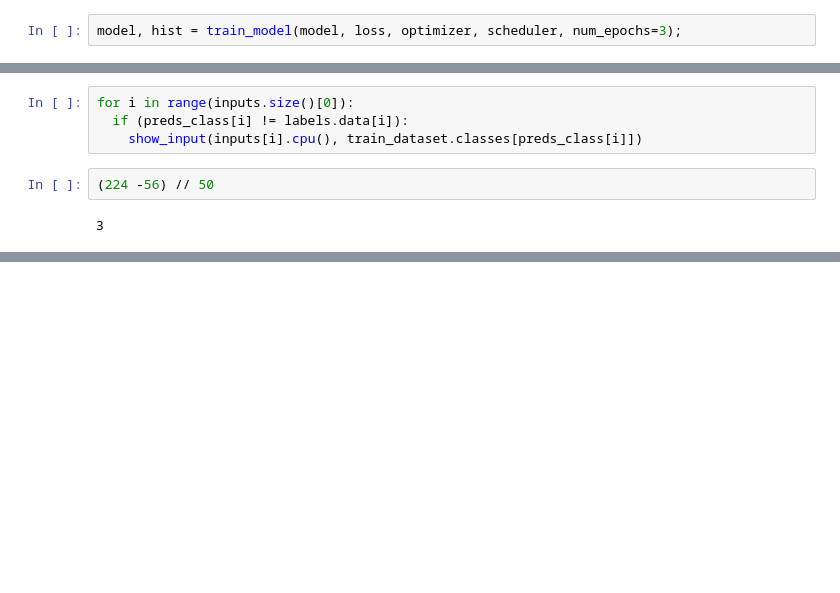
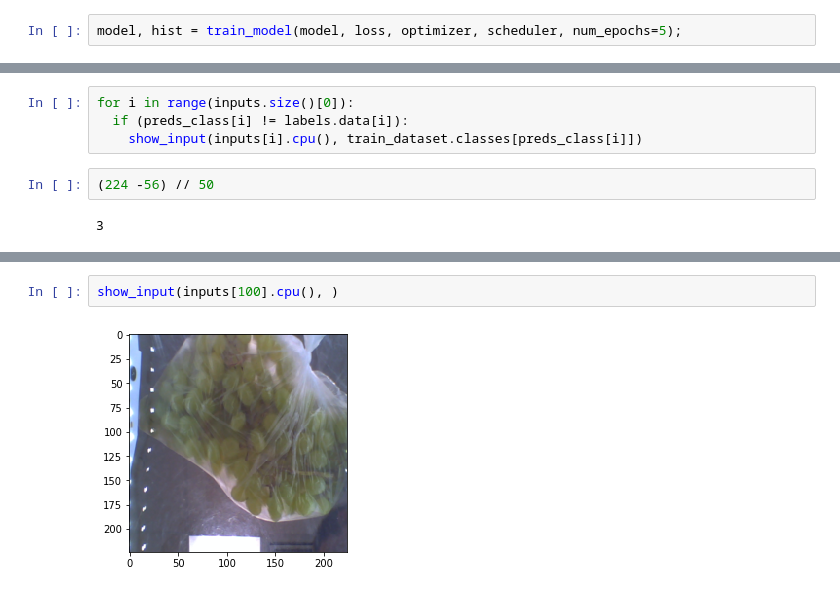
Before and after one commit to MihailMV/Fruits-and-vegetables, a Jupyter notebook: NN_fruits_and_vegetables.ipynb, the cells around one changed output, grey strips where cells are left out. Drawn from its saved outputs; the diff is of its cells as text; blank space fills up the shorter version.

```diff
--- a/NN_fruits_and_vegetables.ipynb
+++ b/NN_fruits_and_vegetables.ipynb
@@ -214,5 +215,5 @@ scheduler = torch.optim.lr_scheduler.ReduceLROnPlateau(optimizer, factor = 0.3,
 # %% [output]
 Downloading: "https://download.pytorch.org/models/resnet50-19c8e357.pth" to /root/.cache/torch/checkpoints/resnet50-19c8e357.pth
 # %%
-model, hist = train_model(model, loss, optimizer, scheduler, num_epochs=3);
+model, hist = train_model(model, loss, optimizer, scheduler, num_epochs=5);
 # %% [output]
@@ -345,0 +307,4 @@ tensor([[0.7965, 0.7965, 0.7965,  ..., 0.7965, 0.7965, 0.7965],
+# %%
+show_input(inputs[100].cpu(), )
+# %% [output]
+[figure, added]
```
Also changed, not shown: parts of 21 cells of this notebook.
